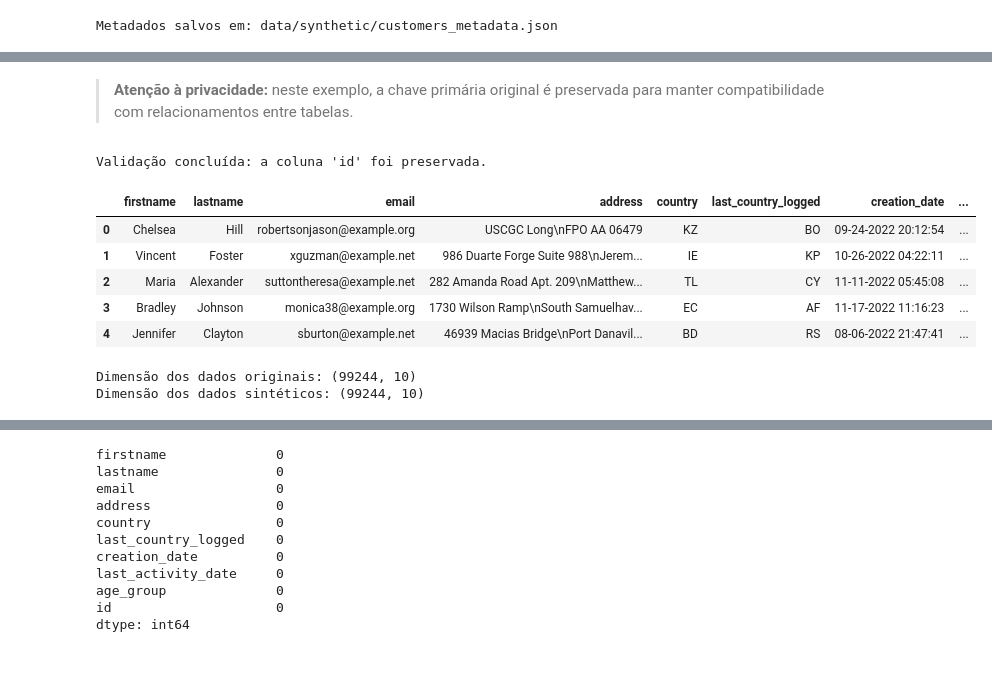
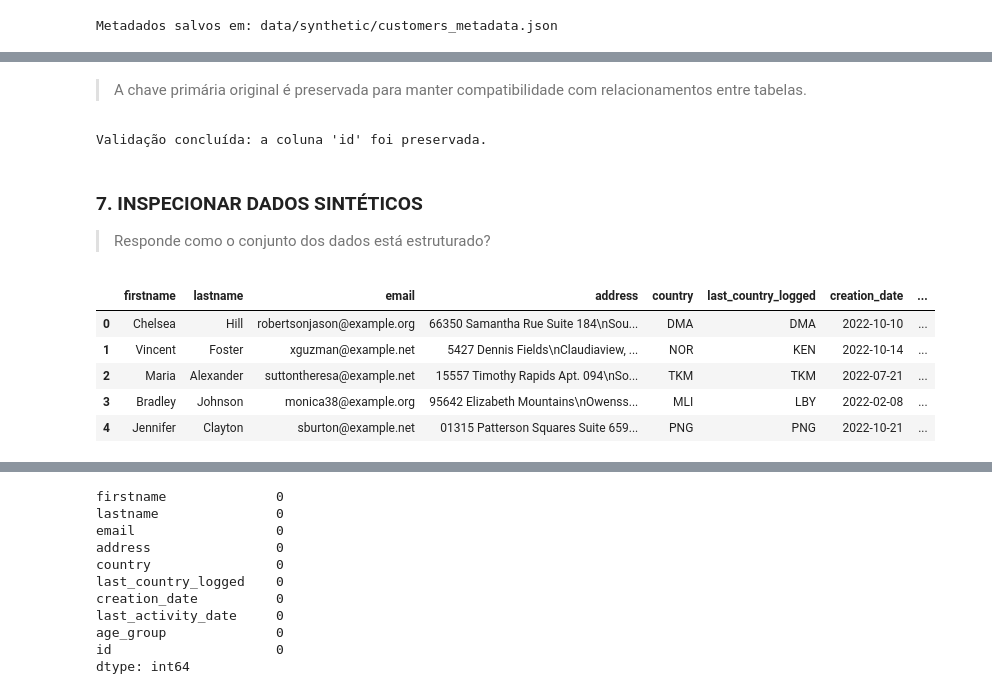
Before and after one commit to dscalexandre/synthetic-data-platform, a Jupyter notebook: notebooks/02_gaussian_copula.ipynb, the cells around one changed output, grey strips where cells are left out. Cells and saved outputs as stored; diff of their text form; code cells hidden in the pictures; blank space fills up the shorter version.

```diff
--- a/notebooks/02_gaussian_copula.ipynb
+++ b/notebooks/02_gaussian_copula.ipynb
@@ -153,22 +155,22 @@ Metadados salvos em: data/synthetic/customers_metadata.json
 synthesizer = GaussianCopulaSynthesizer(metadata)
 # %%
 # Treinar o sintetizador com os dados reais
-synthesizer.fit(dataset)
+synthesizer.fit(df)
 # %%
 # Definir a quantidade de registros sintéticos a serem gerados
-num_rows = len(dataset)  # Mesmo tamanho do conjunto original
+num_rows = len(df)  # Mesmo tamanho do conjunto original
 
 # Reinicia o estado inicial de geração dos dados sintéticos.
 synthesizer.reset_sampling()
 
 # Gerar os dados sintéticos
-synthetic_dataset = synthesizer.sample(num_rows=num_rows)
+synthetic_df = synthesizer.sample(num_rows=num_rows)
 # %%
 # Preservar a chave primária para manter os relacionamentos entre tabelas
 primary_key = "id"
-synthetic_dataset[primary_key] = dataset[primary_key].to_numpy(copy=True)
+synthetic_df[primary_key] = df[primary_key].to_numpy(copy=True)
 # %% [markdown]
-> **Atenção à privacidade:** neste exemplo, a chave primária original é preservada para manter compatibilidade com relacionamentos entre tabelas.
+> A chave primária original é preservada para manter compatibilidade com relacionamentos entre tabelas.
 # %%
 # Confirmar valores, ordem, nome e tipo da coluna usada nos relacionamentos.
 pd.testing.assert_series_equal(
@@ -183,21 +185,17 @@ print(f"Validação concluída: a coluna '{primary_key}' foi preservada.")
 Validação concluída: a coluna 'id' foi preservada.
 # %%
 # Manter a mesma ordem de colunas do conjunto original
-synthetic_dataset = synthetic_dataset.loc[:, dataset.columns]
+synthetic_df = synthetic_df.loc[:, df.columns]
+# %% [markdown]
+### 7. INSPECIONAR DADOS SINTÉTICOS
+> Responde como o conjunto dos dados está estruturado?
 # %%
 # Visualizar os primeiros dados sintéticos
-synthetic_dataset.head()
+synthetic_df.head()
 # %% [output]
 |  | firstname | lastname | email | address | country | last_country_logged | creation_date | ... |
-| 0 | Chelsea | Hill | robertsonjason@example.org | USCGC Long\nFPO AA 06479 | KZ | BO | 09-24-2022 20:12:54 | ... |
-| 1 | Vincent | Foster | xguzman@example.net | 986 Duarte Forge Suite 988\nJerem... | IE | KP | 10-26-2022 04:22:11 | ... |
-| 2 | Maria | Alexander | suttontheresa@example.net | 282 Amanda Road Apt. 209\nMatthew... | TL | CY | 11-11-2022 05:45:08 | ... |
-| 3 | Bradley | Johnson | monica38@example.org | 1730 Wilson Ramp\nSouth Samuelhav... | EC | AF | 11-17-2022 11:16:23 | ... |
-| 4 | Jennifer | Clayton | sburton@example.net | 46939 Macias Bridge\nPort Danavil... | BD | RS | 08-06-2022 21:47:41 | ... |
+| 0 | Chelsea | Hill | robertsonjason@example.org | 66350 Samantha Rue Suite 184\nSou... | DMA | DMA | 2022-10-10 | ... |
+| 1 | Vincent | Foster | xguzman@example.net | 5427 Dennis Fields\nClaudiaview, ... | NOR | KEN | 2022-10-14 | ... |
+| 2 | Maria | Alexander | suttontheresa@example.net | 15557 Timothy Rapids Apt. 094\nSo... | TKM | TKM | 2022-07-21 | ... |
+| 3 | Bradley | Johnson | monica38@example.org | 95642 Elizabeth Mountains\nOwenss... | MLI | LBY | 2022-02-08 | ... |
+| 4 | Jennifer | Clayton | sburton@example.net | 01315 Patterson Squares Suite 659... | PNG | PNG | 2022-10-21 | ... |
-# %%
-# Comparar as dimensões dos conjuntos de dados
-print(f"Dimensão dos dados originais: {dataset.shape}")
-print(f"Dimensão dos dados sintéticos: {synthetic_dataset.shape}")
-# %% [output]
-Dimensão dos dados originais: (99244, 10)
-Dimensão dos dados sintéticos: (99244, 10)
```
Also changed, not shown: parts of 49 cells of this notebook.
